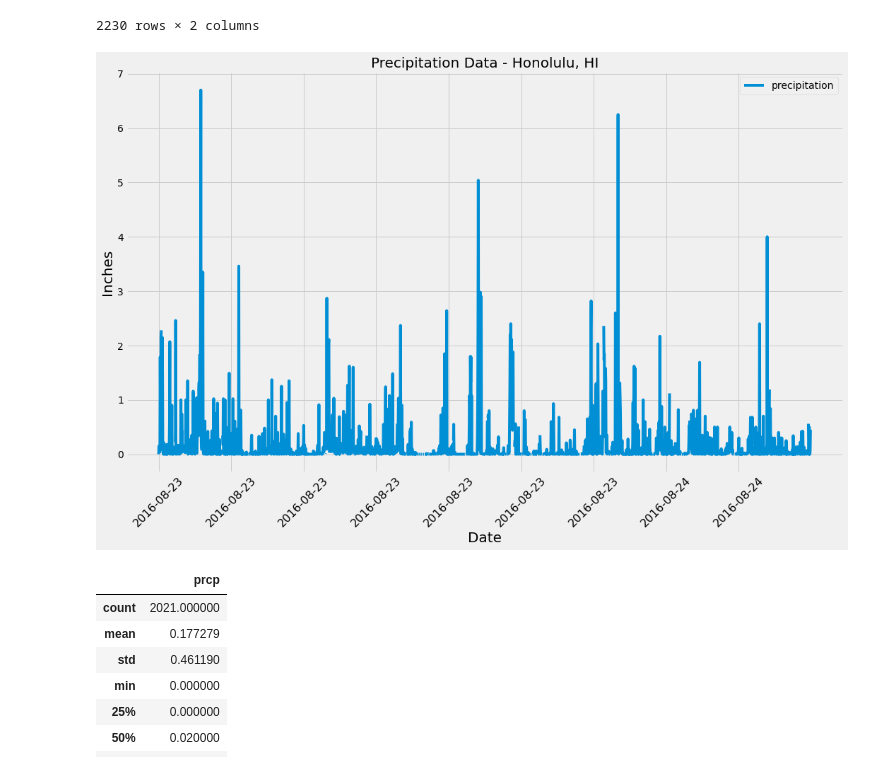
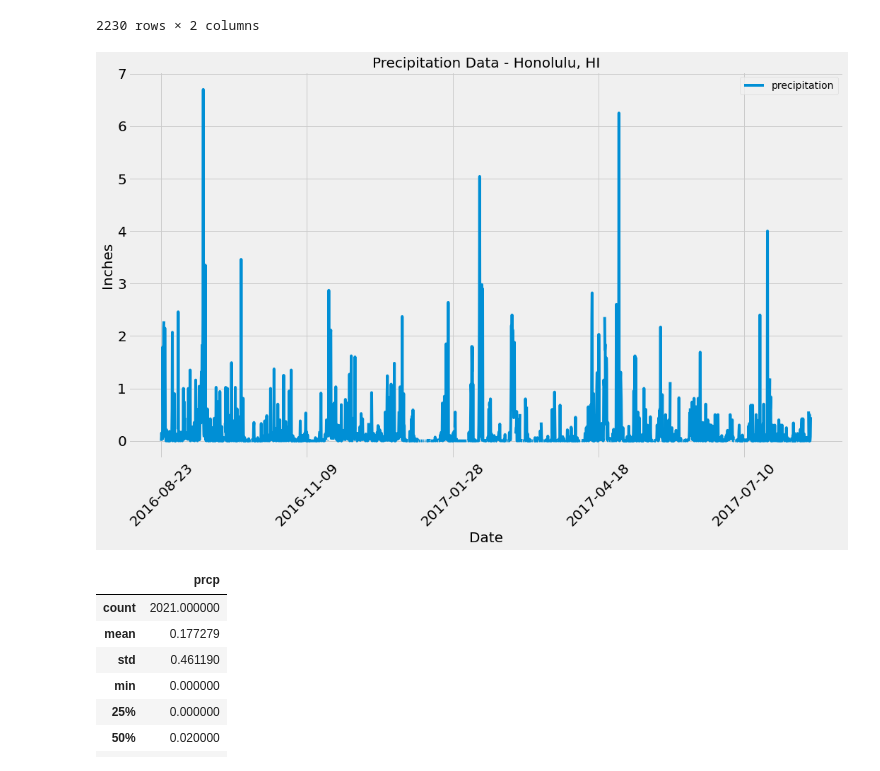
Before and after one commit to Terra999/sqlalchemy-challenge, a Jupyter notebook: climate_analysis_and_exploration.ipynb, the cells around one changed output. Cells and saved outputs as stored; diff of their text form; code cells hidden in the pictures.

```diff
--- a/climate_analysis_and_exploration.ipynb
+++ b/climate_analysis_and_exploration.ipynb
@@ -83,7 +83,7 @@ start_date = dt.date(2017, 8, 23) - dt.timedelta(days = 365)
 # Perform a query to retrieve the data and precipitation scores
 # Sort the dataframe by date
 year_data = session.query(Measurement.date, Measurement.prcp).\
-    filter(Measurement.date >= '2016-08-23').\
+    filter(Measurement.date >= start_date).\
     order_by(Measurement.date.asc()).all()
 year_data
 # %% [output]
@@ -133,21 +126,16 @@ tick_locations = [value for value in x_axis]
 # %%
-# Ask FARSHAD about the labels for the x-axis.
 # Use Pandas Plotting with Matplotlib to plot the data
 
-# year_data_df.iloc[::-1].plot(title='Precipitation Data - Honolulu, HI', fontsize = 20)
-plt.figure(figsize = (15, 10))
-plt.plot(year_data_df["prcp"])
-plt.xticks(tick_locations, year_data_df["date"], rotation="45", fontsize = 16)
-plt.locator_params(axis='x', nbins = 9)
-plt.title("Precipitation Data - Honolulu, HI", fontsize = 20)
-plt.xlabel("Date", fontsize = 20)
-plt.ylabel("Inches", fontsize = 20)
-plt.legend(['precipitation'], loc = "upper right")
+year_data_df.plot(x='date', y='prcp', figsize=(15,10), rot=45, fontsize=20)
+plt.title("Precipitation Data - Honolulu, HI", fontsize=20)
+plt.xlabel("Date", fontsize=20)
+plt.ylabel("Inches", fontsize=20)
+plt.legend(['precipitation'], loc="upper right")
 plt.tight_layout()
 
 plt.show()
 # %% [output]
-[figure, old version]
+[figure, new version]
 # %%
  # Use Pandas to calcualte the summary statistics for the precipitation data
 year_data_df.describe()
```
Also changed, not shown: parts of 4 cells of this notebook, 1 other file.
